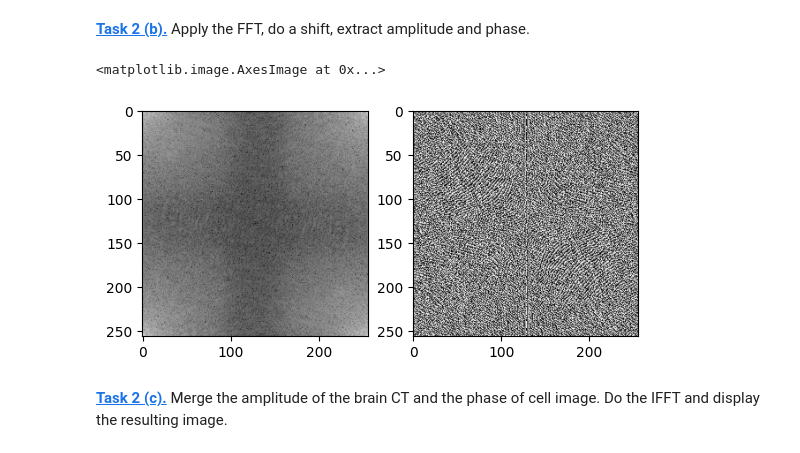
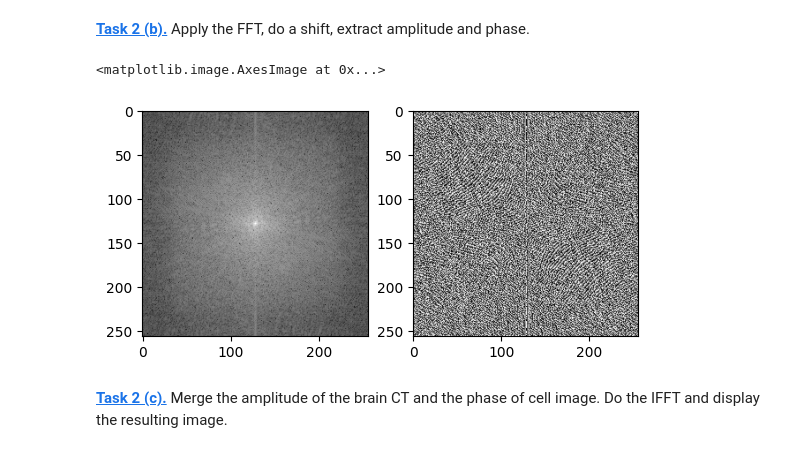
Before and after one commit to artankryeziu/mobi-fs7-python, a Jupyter notebook: fourier.ipynb, the cells around one changed output. Drawn from its saved outputs; the diff is of its cells as text; code cells hidden in the pictures.

```diff
--- a/fourier.ipynb
+++ b/fourier.ipynb
@@ -92,19 +92,19 @@ plt.imshow(brain_img)
 # %%
 brain_fft = np.fft.fft2(brain_img)
 brain_fs = np.fft.fftshift(brain_fft)
 
 
-amplitude_brain = np.abs(brain_fft)
+amplitude_brain = np.abs(brain_fs)
 phase_brain = np.angle(brain_fs)
 
 plt.figure()
 plt.subplot(1, 2, 1)
 plt.imshow(np.log(amplitude_brain), 'gray')
 plt.subplot(1, 2, 2)
 plt.imshow(phase_brain, 'gray')
 # %% [output]
 <matplotlib.image.AxesImage at 0x...>
-[figure, old version]
+[figure, new version]
 # %%
 def to_complex_array(amplitude_array, phase_array):
     return amplitude_array * np.exp(1j * phase_array)
```
Also changed, not shown: parts of 16 cells of this notebook, 1 other file.
